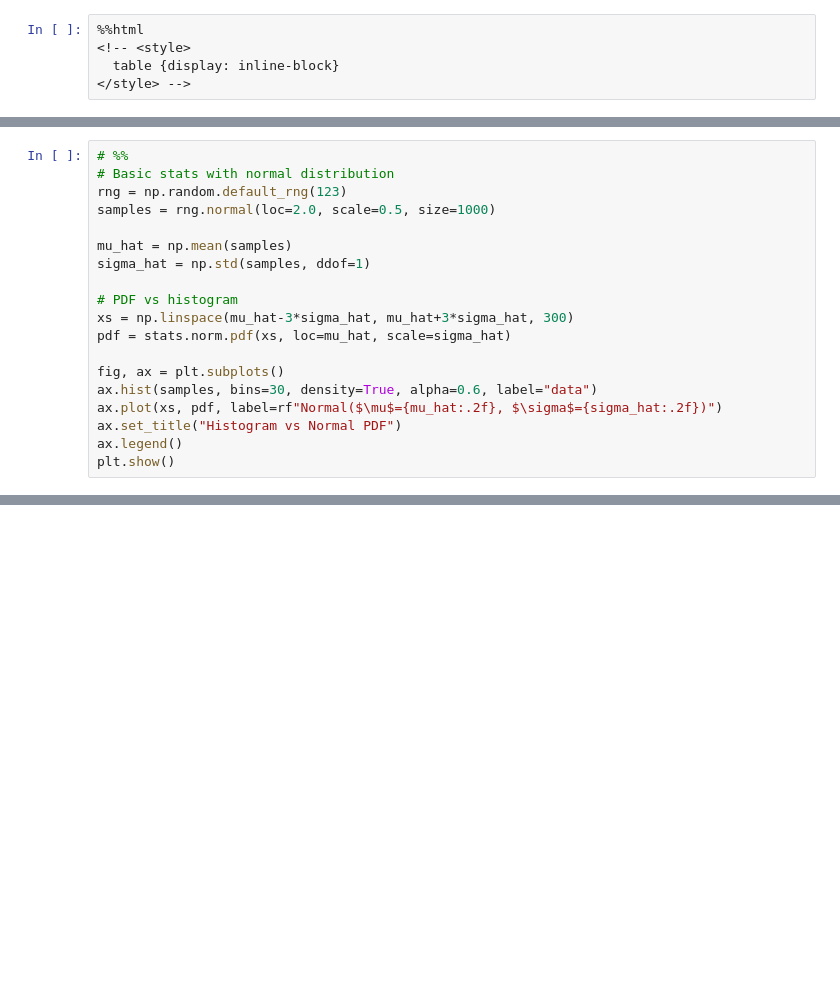
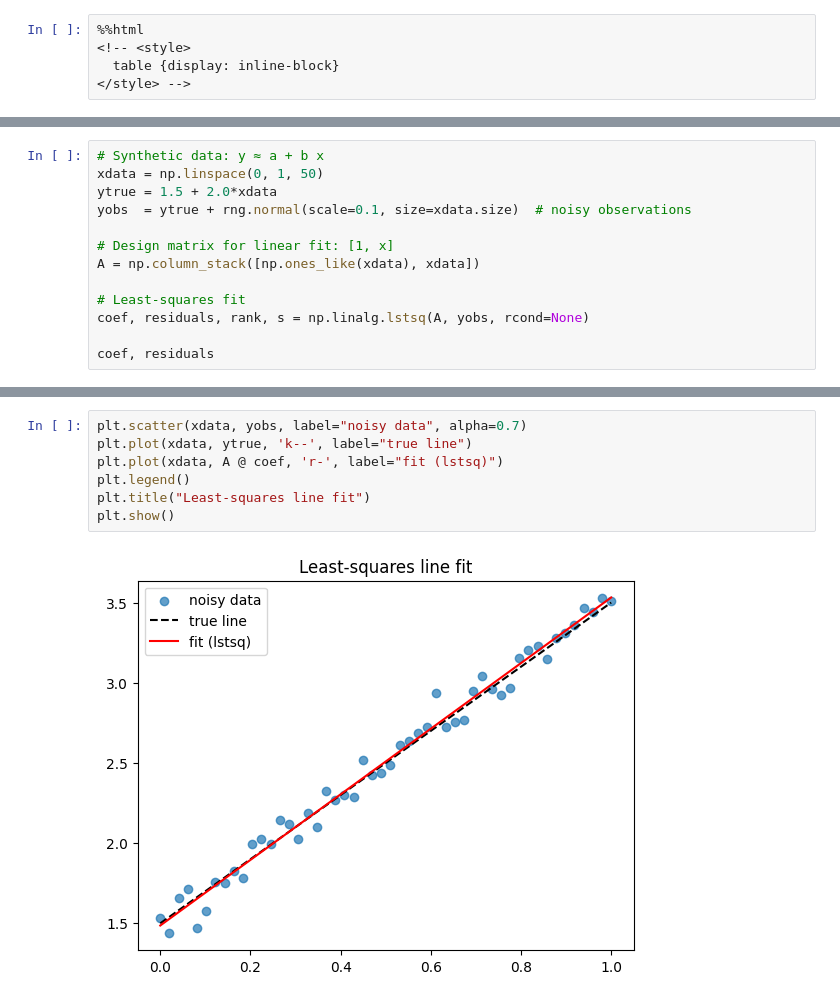
Before and after one commit to artumek-tau/computers-for-physics, a Jupyter notebook: _sources/9_week.ipynb, the cells around one changed output, grey strips where cells are left out. Drawn from its saved outputs; the diff is of its cells as text; blank space fills up the shorter version.

```diff
--- a/_sources/9_week.ipynb
+++ b/_sources/9_week.ipynb
@@ -1465,19 +59,0 @@ print("Eigenvalues:", w)
-# %%
-# %%
-# Basic stats with normal distribution
-rng = np.random.default_rng(123)
-samples = rng.normal(loc=2.0, scale=0.5, size=1000)
-
-mu_hat = np.mean(samples)
-sigma_hat = np.std(samples, ddof=1)
-
-# PDF vs histogram
-xs = np.linspace(mu_hat-3*sigma_hat, mu_hat+3*sigma_hat, 300)
-pdf = stats.norm.pdf(xs, loc=mu_hat, scale=sigma_hat)
-
-fig, ax = plt.subplots()
-ax.hist(samples, bins=30, density=True, alpha=0.6, label="data")
-ax.plot(xs, pdf, label=rf"Normal($\mu$={mu_hat:.2f}, $\sigma$={sigma_hat:.2f})")
-ax.set_title("Histogram vs Normal PDF")
-ax.legend()
-plt.show()
@@ -1769,0 +641,13 @@ print(f"Estimated Q ~ {Q_hat:.2f}")
+# %%
+# Synthetic data: y ≈ a + b x
+xdata = np.linspace(0, 1, 50)
+ytrue = 1.5 + 2.0*xdata
+yobs  = ytrue + rng.normal(scale=0.1, size=xdata.size)  # noisy observations
+
+# Design matrix for linear fit: [1, x]
+A = np.column_stack([np.ones_like(xdata), xdata])
+
+# Least-squares fit
+coef, residuals, rank, s = np.linalg.lstsq(A, yobs, rcond=None)
+
+coef, residuals
@@ -1769,0 +666,9 @@ print(f"Estimated Q ~ {Q_hat:.2f}")
+# %%
+plt.scatter(xdata, yobs, label="noisy data", alpha=0.7)
+plt.plot(xdata, ytrue, 'k--', label="true line")
+plt.plot(xdata, A @ coef, 'r-', label="fit (lstsq)")
+plt.legend()
+plt.title("Least-squares line fit")
+plt.show()
+# %% [output]
+[figure, added]
```
Also changed, not shown: parts of 156 cells of this notebook, 52 other files.
